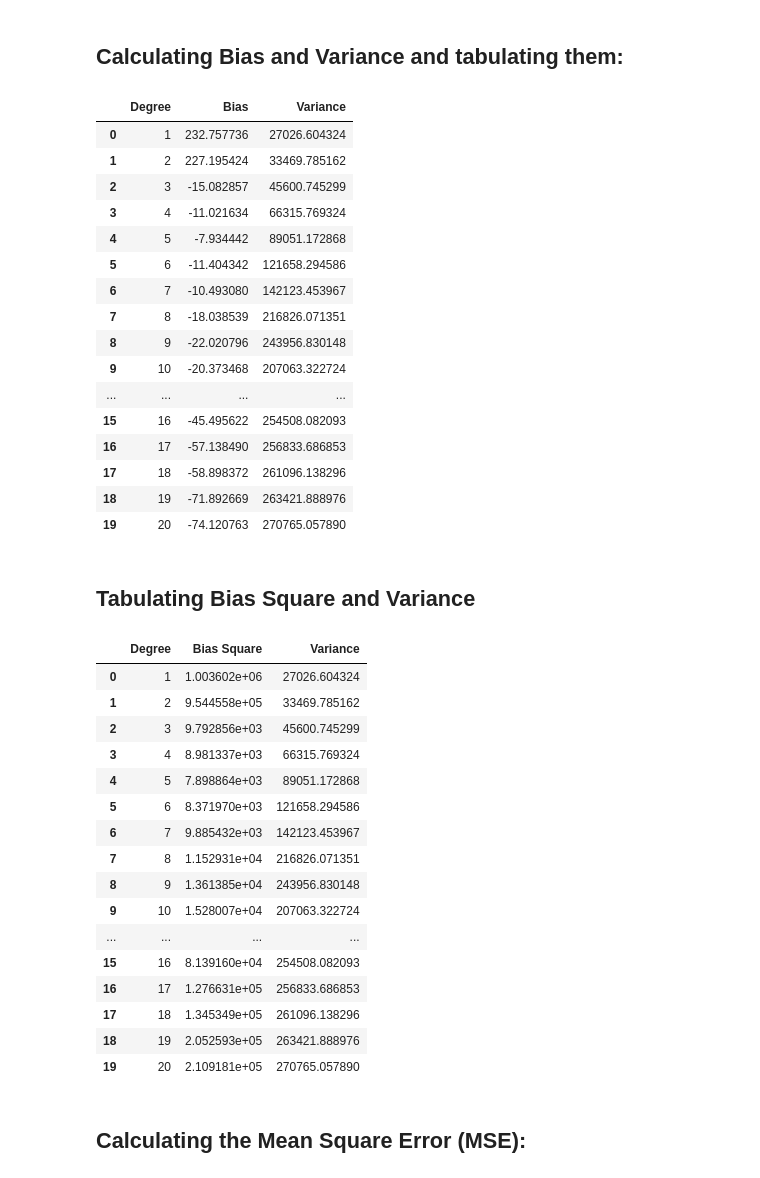
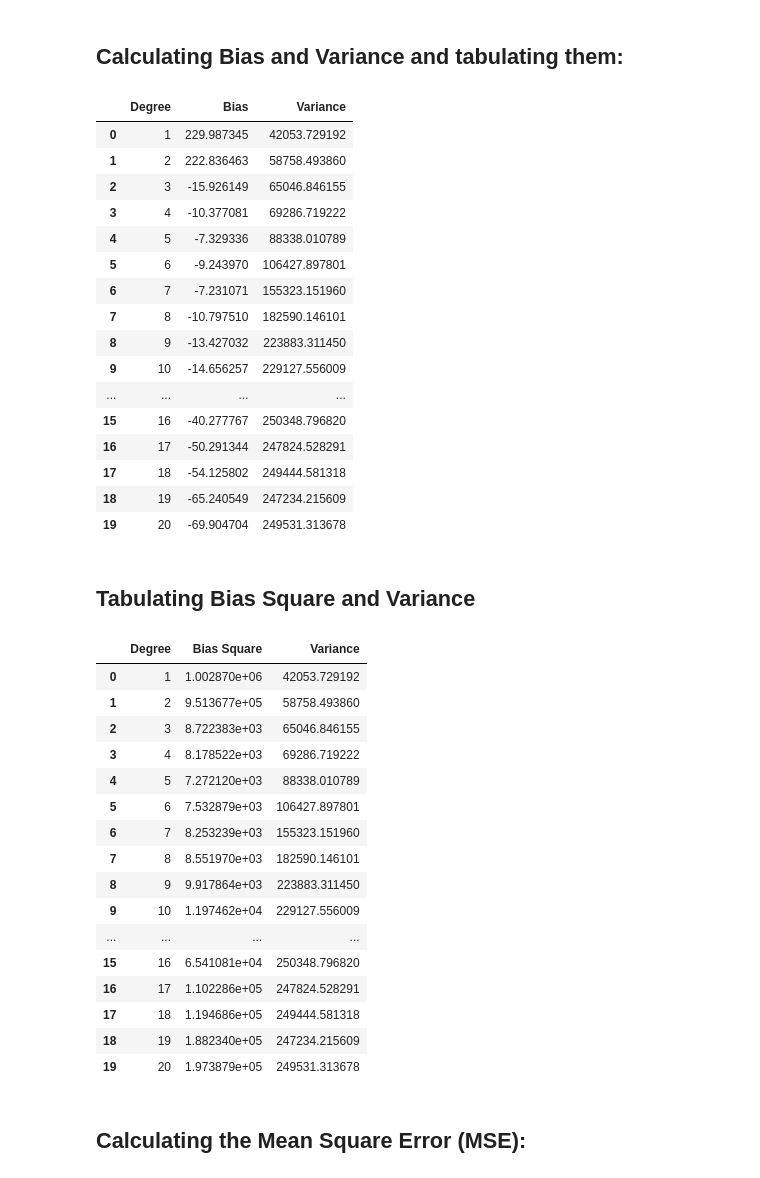
Before and after one commit to vishal-2000/MDL, a Jupyter notebook: ML_Assignment1.ipynb, the cells around one changed output. Saved outputs shown, nothing was run; the diff lists cells and outputs as text; code cells hidden in the pictures.

```diff
--- a/ML_Assignment1.ipynb
+++ b/ML_Assignment1.ipynb
@@ -63,6 +65,14 @@ test_Y = np.array(df_test['Y']).reshape(-1,1)
 final_list = []
 final_bias_var=[]
 final_sec=[]
+model=[]
+
+for i in range(20):
+  deg = i+1
+
+  for j in range(10):
+    temp_model=polyModel(deg, final_train[j]['X'], final_train[j]['Y'])
+    model.append(temp_model)
 
 for i in range(20):
   deg = i+1
@@ -71,59 +81,57 @@ for i in range(20):
   exp_val = np.zeros([80,1])
 
   for j in range(10):
-    model = polyModel(deg, final_train[j]['X'], final_train[j]['Y'])
-    exp_val += model.predict(test_X)
+    exp_val += model[(deg-1)*10+j].predict(test_X)
 
   exp_val/=10
   current_bias=exp_val-test_Y
 
 
   var_val = np.zeros([80,1])
 
   for j in range(10):
-    model = polyModel(deg, final_train[j]['X'], final_train[j]['Y'])
-    var_val+= (model.predict(test_X) -exp_val) ** 2
+    var_val+= (model[(deg-1)*10+j].predict(test_X) -exp_val) ** 2
 
   var_val/=10
 
 
   temp_bias_square = (current_bias.flatten())**2
   temp_var = var_val.flatten()
 
   data = {"Bias Squares":temp_bias_square, "Variance": temp_var}
   final=pd.DataFrame(data)
   final_list.append(final)
 
   average_bias_square = np.mean(temp_bias_square)
   average_var = np.mean(temp_var)
   temp_element=[deg, average_bias_square, average_var]
   final_bias_var.append(temp_element)
 
   average_bias = np.mean(current_bias.flatten())
   temp_element=[deg, average_bias, average_var]
   final_sec.append(temp_element)
 
 
 df_final_sec=pd.DataFrame(final_sec, columns=['Degree', 'Bias', 'Variance'])
 df_final_sec
 # %% [output]
 |  | Degree | Bias | Variance |
-| 0 | 1 | 232.757736 | 27026.604324 |
-| 1 | 2 | 227.195424 | 33469.785162 |
-| 2 | 3 | -15.082857 | 45600.745299 |
-| 3 | 4 | -11.021634 | 66315.769324 |
-| 4 | 5 | -7.934442 | 89051.172868 |
-| 5 | 6 | -11.404342 | 121658.294586 |
-| 6 | 7 | -10.493080 | 142123.453967 |
-| 7 | 8 | -18.038539 | 216826.071351 |
-| 8 | 9 | -22.020796 | 243956.830148 |
-| 9 | 10 | -20.373468 | 207063.322724 |
+| 0 | 1 | 229.987345 | 42053.729192 |
+| 1 | 2 | 222.836463 | 58758.493860 |
+| 2 | 3 | -15.926149 | 65046.846155 |
+| 3 | 4 | -10.377081 | 69286.719222 |
+| 4 | 5 | -7.329336 | 88338.010789 |
+| 5 | 6 | -9.243970 | 106427.897801 |
+| 6 | 7 | -7.231071 | 155323.151960 |
+| 7 | 8 | -10.797510 | 182590.146101 |
+| 8 | 9 | -13.427032 | 223883.311450 |
+| 9 | 10 | -14.656257 | 229127.556009 |
 | ... | ... | ... | ... |
-| 15 | 16 | -45.495622 | 254508.082093 |
-| 16 | 17 | -57.138490 | 256833.686853 |
-| 17 | 18 | -58.898372 | 261096.138296 |
-| 18 | 19 | -71.892669 | 263421.888976 |
-| 19 | 20 | -74.120763 | 270765.057890 |
+| 15 | 16 | -40.277767 | 250348.796820 |
+| 16 | 17 | -50.291344 | 247824.528291 |
+| 17 | 18 | -54.125802 | 249444.581318 |
+| 18 | 19 | -65.240549 | 247234.215609 |
+| 19 | 20 | -69.904704 | 249531.313678 |
 # %% [markdown]
 ## Tabulating Bias Square and Variance
 # %%
@@ -131,22 +139,22 @@ df_final_bias_var=pd.DataFrame(final_bias_var, columns=['Degree', 'Bias Square',
 df_final_bias_var
 # %% [output]
 |  | Degree | Bias Square | Variance |
-| 0 | 1 | 1.003602e+06 | 27026.604324 |
-| 1 | 2 | 9.544558e+05 | 33469.785162 |
-| 2 | 3 | 9.792856e+03 | 45600.745299 |
-| 3 | 4 | 8.981337e+03 | 66315.769324 |
-| 4 | 5 | 7.898864e+03 | 89051.172868 |
-| 5 | 6 | 8.371970e+03 | 121658.294586 |
-| 6 | 7 | 9.885432e+03 | 142123.453967 |
-| 7 | 8 | 1.152931e+04 | 216826.071351 |
-| 8 | 9 | 1.361385e+04 | 243956.830148 |
-| 9 | 10 | 1.528007e+04 | 207063.322724 |
+| 0 | 1 | 1.002870e+06 | 42053.729192 |
+| 1 | 2 | 9.513677e+05 | 58758.493860 |
+| 2 | 3 | 8.722383e+03 | 65046.846155 |
+| 3 | 4 | 8.178522e+03 | 69286.719222 |
+| 4 | 5 | 7.272120e+03 | 88338.010789 |
+| 5 | 6 | 7.532879e+03 | 106427.897801 |
+| 6 | 7 | 8.253239e+03 | 155323.151960 |
+| 7 | 8 | 8.551970e+03 | 182590.146101 |
+| 8 | 9 | 9.917864e+03 | 223883.311450 |
+| 9 | 10 | 1.197462e+04 | 229127.556009 |
 | ... | ... | ... | ... |
-| 15 | 16 | 8.139160e+04 | 254508.082093 |
-| 16 | 17 | 1.276631e+05 | 256833.686853 |
-| 17 | 18 | 1.345349e+05 | 261096.138296 |
-| 18 | 19 | 2.052593e+05 | 263421.888976 |
-| 19 | 20 | 2.109181e+05 | 270765.057890 |
+| 15 | 16 | 6.541081e+04 | 250348.796820 |
+| 16 | 17 | 1.102286e+05 | 247824.528291 |
+| 17 | 18 | 1.194686e+05 | 249444.581318 |
+| 18 | 19 | 1.882340e+05 | 247234.215609 |
+| 19 | 20 | 1.973879e+05 | 249531.313678 |
 # %% [markdown]
 ## Calculating the Mean Square Error (MSE):
 # %%
```
Also changed, not shown: parts of 5 cells of this notebook.
